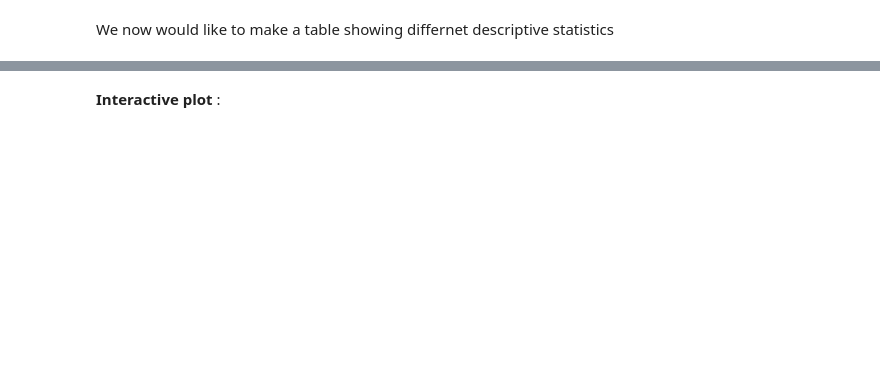
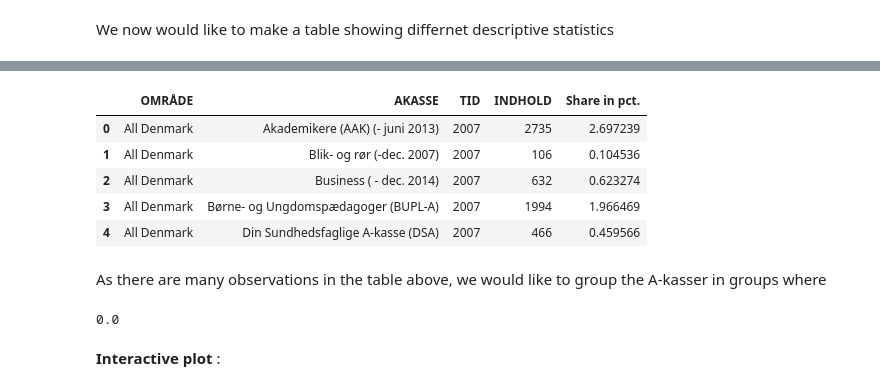
Before and after one commit to NumEconCopenhagen/projects-2024-tummeren-olli, a Jupyter notebook: dataproject/dataproject.ipynb, the cells around one changed output, grey strips where cells are left out. Saved outputs shown, nothing was run; the diff lists cells and outputs as text; code cells hidden in the pictures; blank space fills up the shorter version.

```diff
--- a/dataproject/dataproject.ipynb
+++ b/dataproject/dataproject.ipynb
@@ -253,3 +277,37 @@ print(UnemployedYear)
+# %%
+# Find the indices where 'AKASSE' is 'Total'
+indices = unemp_api[unemp_api['AKASSE'] == 'Total'].index
+
+# Drop these indices from the DataFrame
+unemp_api.drop(indices, inplace=True)
+
+# Calculate the total 'INDHOLD' for each year
+total_per_year = unemp_api.groupby('TID')['INDHOLD'].transform('sum')
+
+# Group by 'Year' and 'AKASSE' and calculate the sum of 'INDHOLD' for each group
+grouped_sum = unemp_api.groupby(['TID', 'AKASSE'])['INDHOLD'].transform('sum')
+
+# Calculate the share of 'INDHOLD' for each 'AKASSE' relative to the total 'INDHOLD' for each year
+unemp_api['Share in pct.'] = (grouped_sum / total_per_year)*100
+
+# Show the results
+unemp_api.head(5)
+# %% [output]
+|  | OMRÅDE | AKASSE | TID | INDHOLD | Share in pct. |
+| 0 | All Denmark | Akademikere (AAK) (- juni 2013) | 2007 | 2735 | 2.697239 |
+| 1 | All Denmark | Blik- og rør (-dec. 2007) | 2007 | 106 | 0.104536 |
+| 2 | All Denmark | Business ( - dec. 2014) | 2007 | 632 | 0.623274 |
+| 3 | All Denmark | Børne- og Ungdomspædagoger (BUPL-A) | 2007 | 1994 | 1.966469 |
+| 4 | All Denmark | Din Sundhedsfaglige A-kasse (DSA) | 2007 | 466 | 0.459566 |
+# %% [markdown]
+As there are many observations in the table above, we would like to group the A-kasser in groups where
+# %%
+# Filter for rows where 'TID' is 2017 and calculate the sum of 'Share in pct.'
+sum_share = unemp_api.loc[unemp_api['TID'] == 2023, 'Share in pct.'].sum()
+
+print(sum_share)
+# %% [output]
+0.0
 # %% [markdown]
 **Interactive plot** :
 # %%
```
Also changed, not shown: parts of 12 cells of this notebook, 1 other file.
